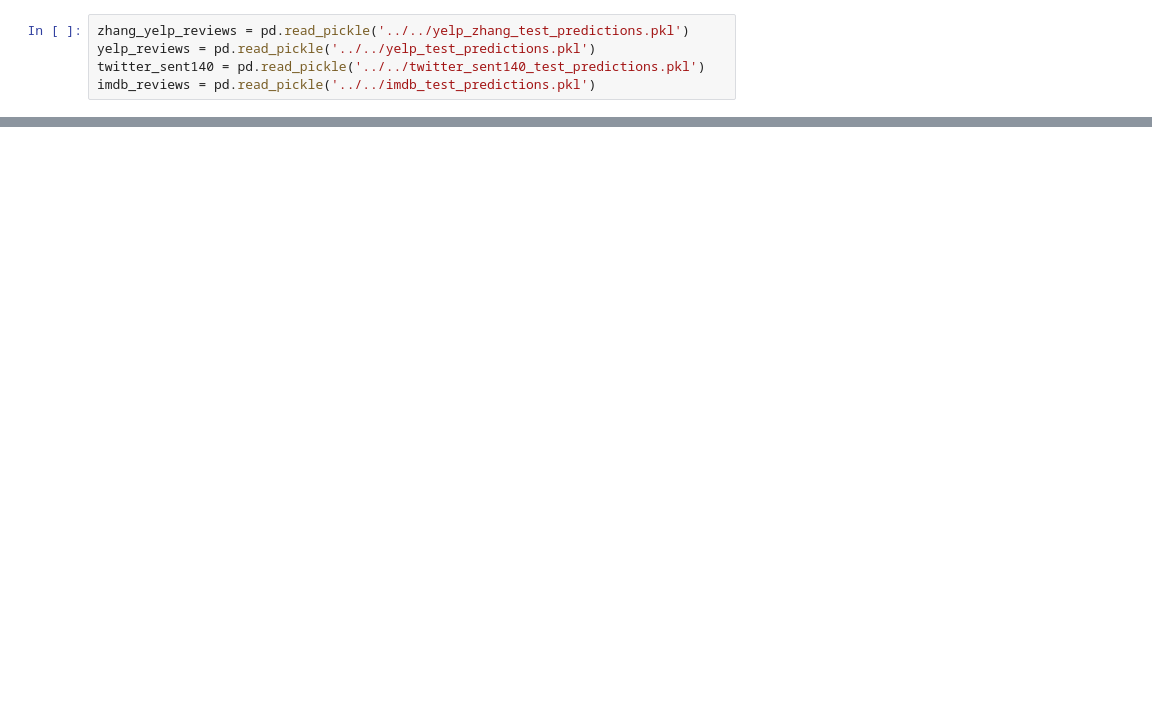
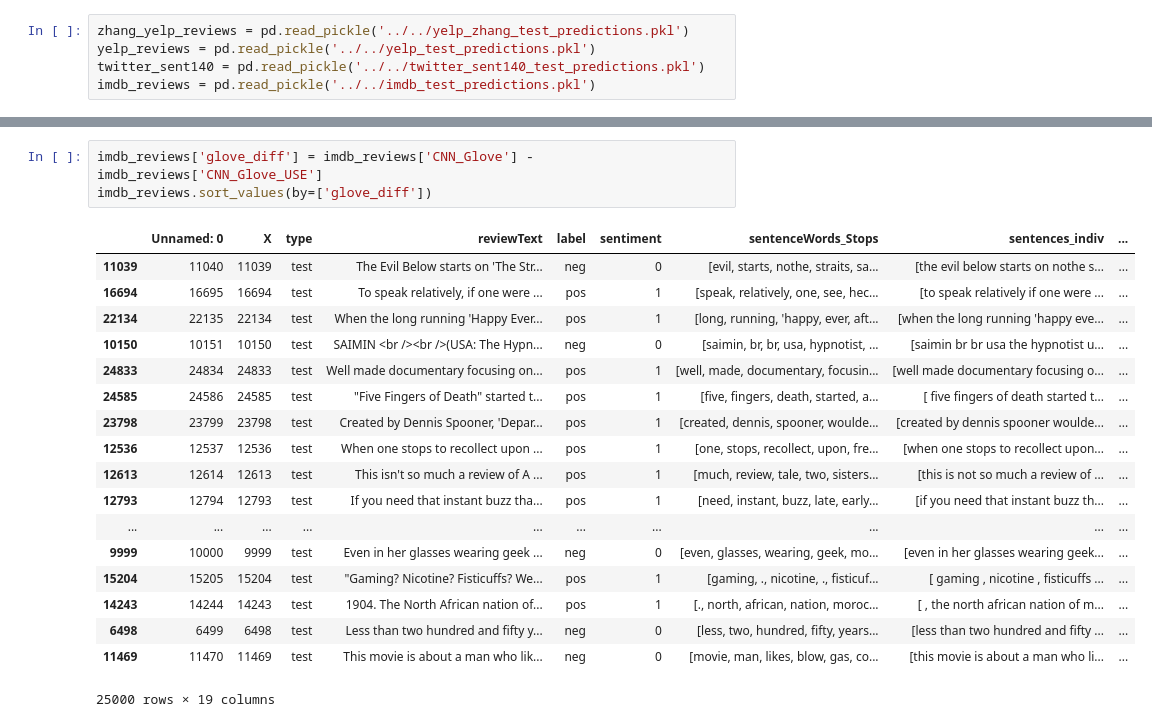
Before and after one commit to lance-miles/w266FinalProject-Amazon, a Jupyter notebook: Notebook/Amazon Reviews - Error Analysis.ipynb, the cells around one changed output, grey strips where cells are left out. Drawn from its saved outputs; the diff is of its cells as text; blank space fills up the shorter version.

```diff
--- a/Notebook/Amazon Reviews - Error Analysis.ipynb
+++ b/Notebook/Amazon Reviews - Error Analysis.ipynb
@@ -40,0 +60,22 @@ imdb_reviews.sort_values(by=['w2V_diff'])
+# %%
+imdb_reviews['glove_diff'] = imdb_reviews['CNN_Glove'] - imdb_reviews['CNN_Glove_USE']
+imdb_reviews.sort_values(by=['glove_diff'])
+# %% [output]
+|  | Unnamed: 0 | X | type | reviewText | label | sentiment | sentenceWords_Stops | sentences_indiv | ... |
+| 11039 | 11040 | 11039 | test | The Evil Below starts on 'The Str... | neg | 0 | [evil, starts, nothe, straits, sa... | [the evil below starts on nothe s... | ... |
+| 16694 | 16695 | 16694 | test | To speak relatively, if one were ... | pos | 1 | [speak, relatively, one, see, hec... | [to speak relatively if one were ... | ... |
+| 22134 | 22135 | 22134 | test | When the long running 'Happy Ever... | pos | 1 | [long, running, 'happy, ever, aft... | [when the long running 'happy eve... | ... |
+| 10150 | 10151 | 10150 | test | SAIMIN <br /><br />(USA: The Hypn... | neg | 0 | [saimin, br, br, usa, hypnotist, ... | [saimin br br usa the hypnotist u... | ... |
+| 24833 | 24834 | 24833 | test | Well made documentary focusing on... | pos | 1 | [well, made, documentary, focusin... | [well made documentary focusing o... | ... |
+| 24585 | 24586 | 24585 | test | "Five Fingers of Death" started t... | pos | 1 | [five, fingers, death, started, a... | [ five fingers of death started t... | ... |
+| 23798 | 23799 | 23798 | test | Created by Dennis Spooner, 'Depar... | pos | 1 | [created, dennis, spooner, woulde... | [created by dennis spooner woulde... | ... |
+| 12536 | 12537 | 12536 | test | When one stops to recollect upon ... | pos | 1 | [one, stops, recollect, upon, fre... | [when one stops to recollect upon... | ... |
+| 12613 | 12614 | 12613 | test | This isn't so much a review of A ... | pos | 1 | [much, review, tale, two, sisters... | [this is not so much a review of ... | ... |
+| 12793 | 12794 | 12793 | test | If you need that instant buzz tha... | pos | 1 | [need, instant, buzz, late, early... | [if you need that instant buzz th... | ... |
+| ... | ... | ... | ... | ... | ... | ... | ... | ... | ... |
+| 9999 | 10000 | 9999 | test | Even in her glasses wearing geek ... | neg | 0 | [even, glasses, wearing, geek, mo... | [even in her glasses wearing geek... | ... |
+| 15204 | 15205 | 15204 | test | "Gaming? Nicotine? Fisticuffs? We... | pos | 1 | [gaming, ., nicotine, ., fisticuf... | [ gaming , nicotine , fisticuffs ... | ... |
+| 14243 | 14244 | 14243 | test | 1904. The North African nation of... | pos | 1 | [., north, african, nation, moroc... | [ , the north african nation of m... | ... |
+| 6498 | 6499 | 6498 | test | Less than two hundred and fifty y... | neg | 0 | [less, two, hundred, fifty, years... | [less than two hundred and fifty ... | ... |
+| 11469 | 11470 | 11469 | test | This movie is about a man who lik... | neg | 0 | [movie, man, likes, blow, gas, co... | [this movie is about a man who li... | ... |
+25000 rows × 19 columns
```
Also changed, not shown: parts of 7 cells of this notebook.
